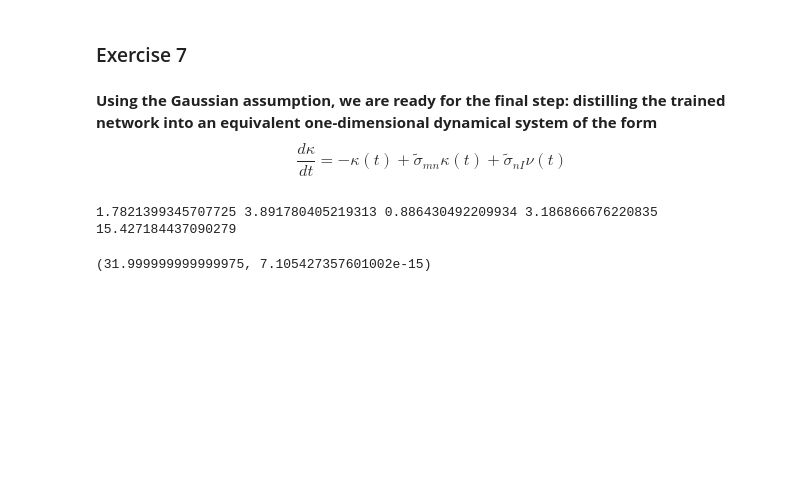
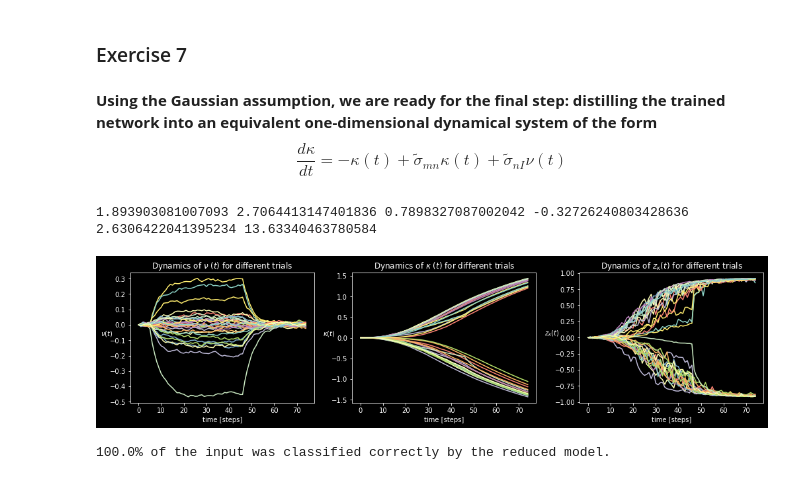
Before and after one commit to nguyen-td/Low-rank-RNN, a Jupyter notebook: dm_project.ipynb, the cells around one changed output. Cells and saved outputs as stored; diff of their text form; code cells hidden in the pictures; blank space fills up the shorter version.

```diff
--- a/dm_project.ipynb
+++ b/dm_project.ipynb
@@ -392,10 +393,13 @@ sigma_nI = np.cov(n_I)[0,1]
 m_w = np.array([m_sampled, w_sampled])
 sigma_mw = np.cov(m_w)[0,1]
 
+I_w = np.array([I_sampled, w_sampled])
+sigma_Iw = np.cov(I_w)[0,1]
+
 sigma_m = np.cov(m_sampled)
 sigma_I = np.cov(I_sampled)
 
-print(sigma_mn, sigma_nI, sigma_mw, sigma_m, sigma_I)
+print(sigma_mn, sigma_nI, sigma_mw, sigma_Iw, sigma_m, sigma_I)
 # %% [output]
-1.7821399345707725 3.891780405219313 0.886430492209934 3.186866676220835 15.427184437090279
+1.893903081007093 2.7064413147401836 0.7898327087002042 -0.32726240803428636 2.6306422041395234 13.63340463780584
 # %%
@@ -405,5 +411,0 @@ neuronal_gain = lambda
-# %%
-test_f = lambda x: x**7
-integrate.quadrature(test_f, 0, 2)
-# %% [output]
-(31.999999999999975, 7.105427357601002e-15)
@@ -409,0 +425,34 @@ integrate.quadrature(test_f, 0, 2)
+# %%
+# Simulate the system over trial and time steps.
+import warnings
+warnings.filterwarnings("ignore", category=RuntimeWarning)
+
+dt = 0.02
+kappa = np.zeros((data_size, t_steps))
+nu = np.zeros((data_size, t_steps))
+z = np.zeros((data_size, t_steps))
+for trial in range(data_size):
+    for t in range(t_steps-1):
+        kappa[trial,t+1], nu[trial,t+1], z[trial,t+1], res = integrate_system(kappa[trial,t], nu[trial,t],
+                                U[trial,t].detach().numpy(), sigma_m, sigma_I, sigma_mn, sigma_nI, sigma_mw, sigma_Iw, dt)
+# %%
+fig, axs = plt.subplots(1, 3, figsize = (14, 3.5), constrained_layout = True)
+axs[0].plot(nu.T)
+axs[0].set_ylabel(r'$\nu (t)$', rotation = 'horizontal')
+axs[0].set_title(r'Dynamics of $\nu \; (t)$ for different trials')
+axs[1].plot(kappa.T)
+axs[1].set_ylabel(r'$\kappa (t)$', rotation = 'horizontal')
+axs[1].set_title(r'Dynamics of $\kappa \; (t)$ for different trials')
+axs[2].plot(z.T)
+axs[2].set_ylabel(r'$z_{\kappa}(t)$', rotation = 'horizontal')
+axs[2].set_title(r'Dynamics of $z_{\kappa}(t)$ for different trials')
+for i in range(3):
+    axs[i].set_xlabel('time [steps]')
+plt.show()
+# %% [output]
+[figure, added]
+# %%
+acc_score = accuracy_score(y.detach().numpy(), np.sign(z[:,-1]))
+print(f'{acc_score*100}% of the input was classified correctly by the reduced model.')
+# %% [output]
+100.0% of the input was classified correctly by the reduced model.
```
Also changed, not shown: parts of 20 cells of this notebook.
